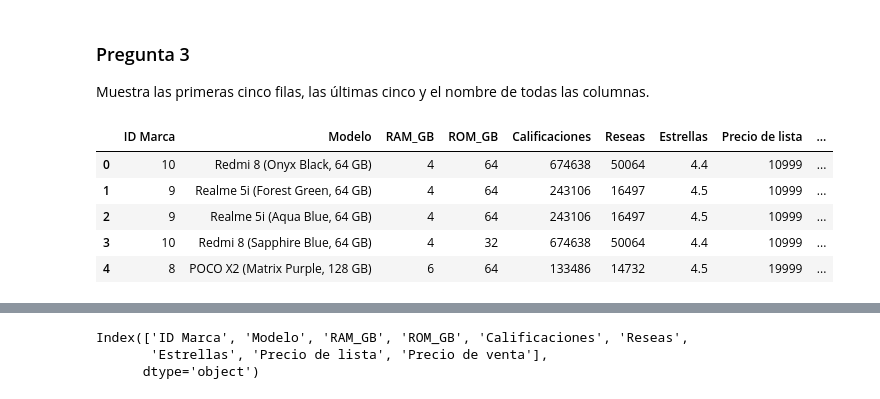
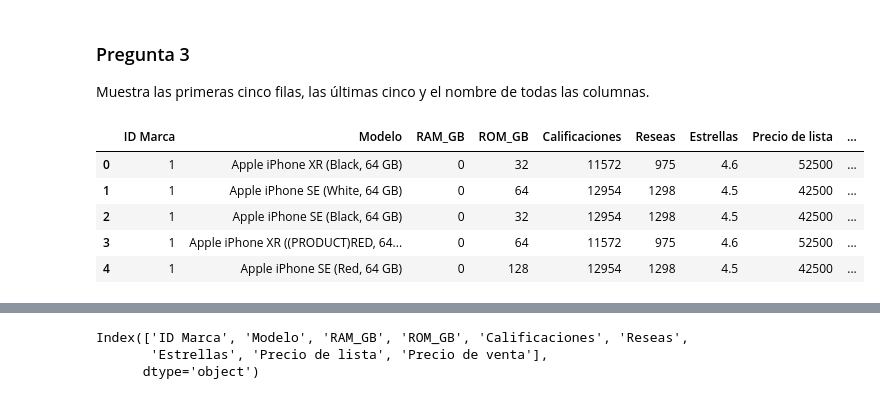
Before and after one commit to andreablass/pythonCamp, a Jupyter notebook: Modulo 1/CopiaProyectoFinal_de_Proyecto_M1_Python_para_Ciencia_de_Datos.ipynb, the cells around one changed output, grey strips where cells are left out. Drawn from its saved outputs; the diff is of its cells as text; code cells hidden in the pictures.

```diff
--- a/Modulo 1/CopiaProyectoFinal_de_Proyecto_M1_Python_para_Ciencia_de_Datos.ipynb
+++ b/Modulo 1/CopiaProyectoFinal_de_Proyecto_M1_Python_para_Ciencia_de_Datos.ipynb
@@ -107,5 +107,5 @@ df
 ### Pregunta 3
 Muestra las primeras cinco filas, las últimas cinco y el nombre de todas las columnas.
 # %%
-df_modelos.head(5)
+df.head(5)
 # %% [output]
@@ -113,8 +113,8 @@ df_modelos.head(5)
-| 0 | 10 | Redmi 8 (Onyx Black, 64 GB) | 4 | 64 | 674638 | 50064 | 4.4 | 10999 | ... |
-| 1 | 9 | Realme 5i (Forest Green, 64 GB) | 4 | 64 | 243106 | 16497 | 4.5 | 10999 | ... |
-| 2 | 9 | Realme 5i (Aqua Blue, 64 GB) | 4 | 64 | 243106 | 16497 | 4.5 | 10999 | ... |
-| 3 | 10 | Redmi 8 (Sapphire Blue, 64 GB) | 4 | 32 | 674638 | 50064 | 4.4 | 10999 | ... |
-| 4 | 8 | POCO X2 (Matrix Purple, 128 GB) | 6 | 64 | 133486 | 14732 | 4.5 | 19999 | ... |
+| 0 | 1 | Apple iPhone XR (Black, 64 GB) | 0 | 32 | 11572 | 975 | 4.6 | 52500 | ... |
+| 1 | 1 | Apple iPhone SE (White, 64 GB) | 0 | 64 | 12954 | 1298 | 4.5 | 42500 | ... |
+| 2 | 1 | Apple iPhone SE (Black, 64 GB) | 0 | 32 | 12954 | 1298 | 4.5 | 42500 | ... |
+| 3 | 1 | Apple iPhone XR ((PRODUCT)RED, 64... | 0 | 64 | 11572 | 975 | 4.6 | 52500 | ... |
+| 4 | 1 | Apple iPhone SE (Red, 64 GB) | 0 | 128 | 12954 | 1298 | 4.5 | 42500 | ... |
 # %%
 df_modelos.tail(5)
 # %% [output]
```
Also changed, not shown: 4 other files.
